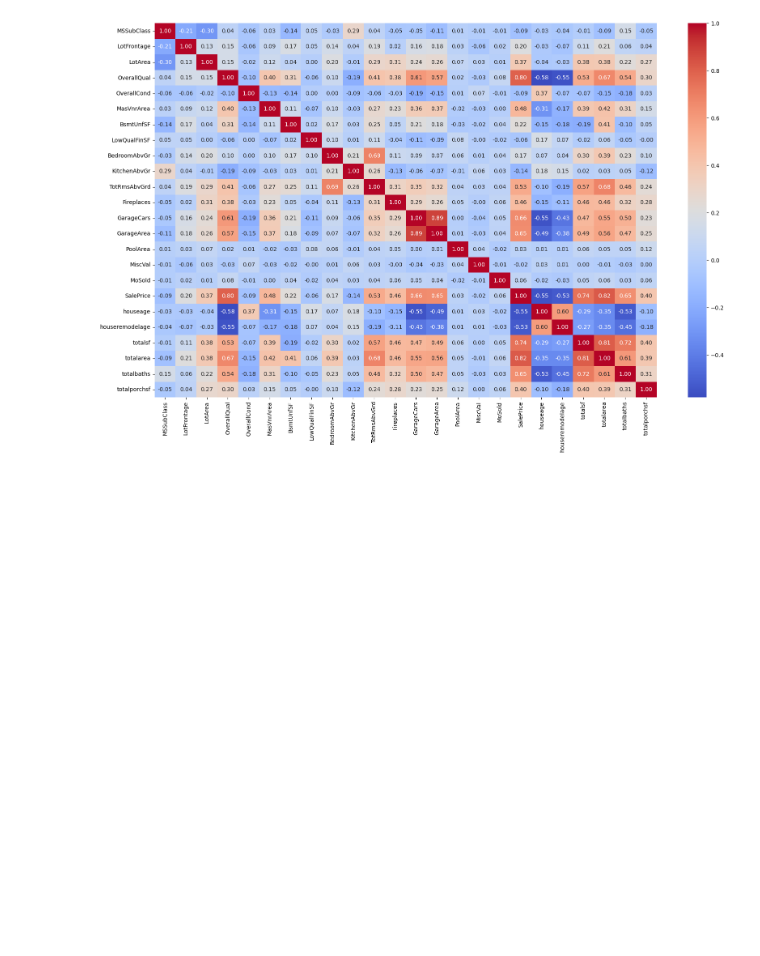
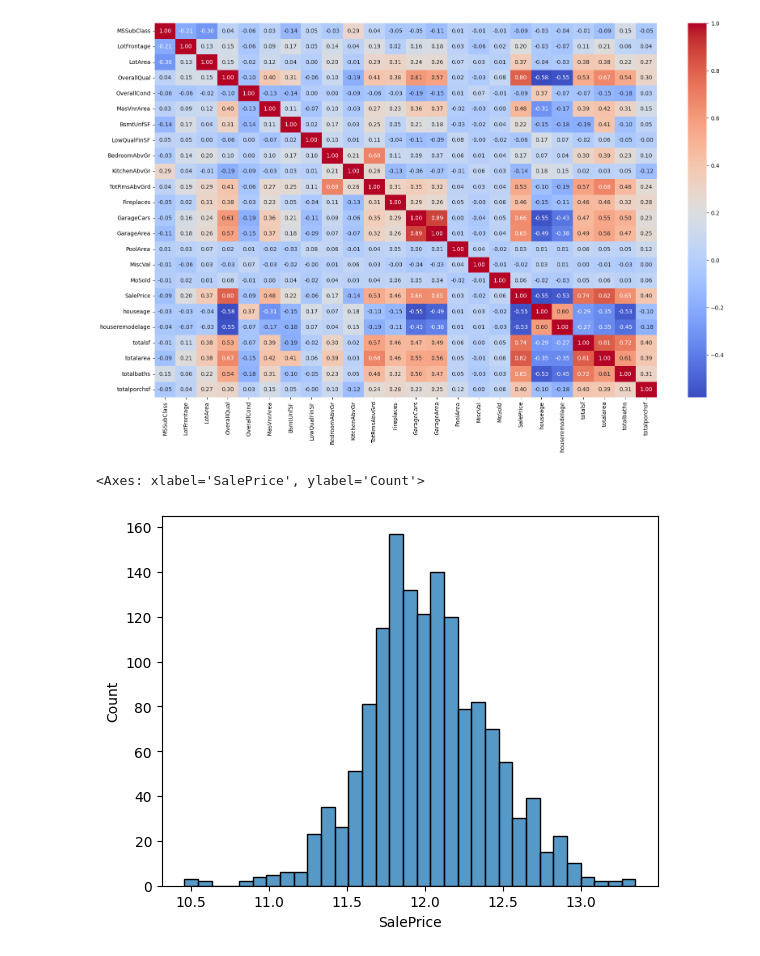
Before and after one commit to LorenzoMinon/ml_workspace, a Jupyter notebook: Projects/House_Prices-Advanced_Regression_Techniques/Housing.ipynb, the cells around one changed output. Saved outputs shown, nothing was run; the diff lists cells and outputs as text; code cells hidden in the pictures; blank space fills up the shorter version.

```diff
--- a/Projects/House_Prices-Advanced_Regression_Techniques/Housing.ipynb
+++ b/Projects/House_Prices-Advanced_Regression_Techniques/Housing.ipynb
@@ -494,3 +494,14 @@ sns.heatmap(correlation_matrix, annot=True, cmap='coolwarm', fmt=".2f")
 # %% [output]
 <Axes: >
 [figure]
+# %%
+train_df = train_df.drop(columns=['GarageArea'])
+test_df = test_df.drop(columns=['GarageArea'])
+# %%
+sns.histplot(
+    train_df,
+    x=train_df['SalePrice']
+)
+# %% [output]
+<Axes: xlabel='SalePrice', ylabel='Count'>
+[figure, added]
```
Also changed, not shown: parts of 19 cells of this notebook.
